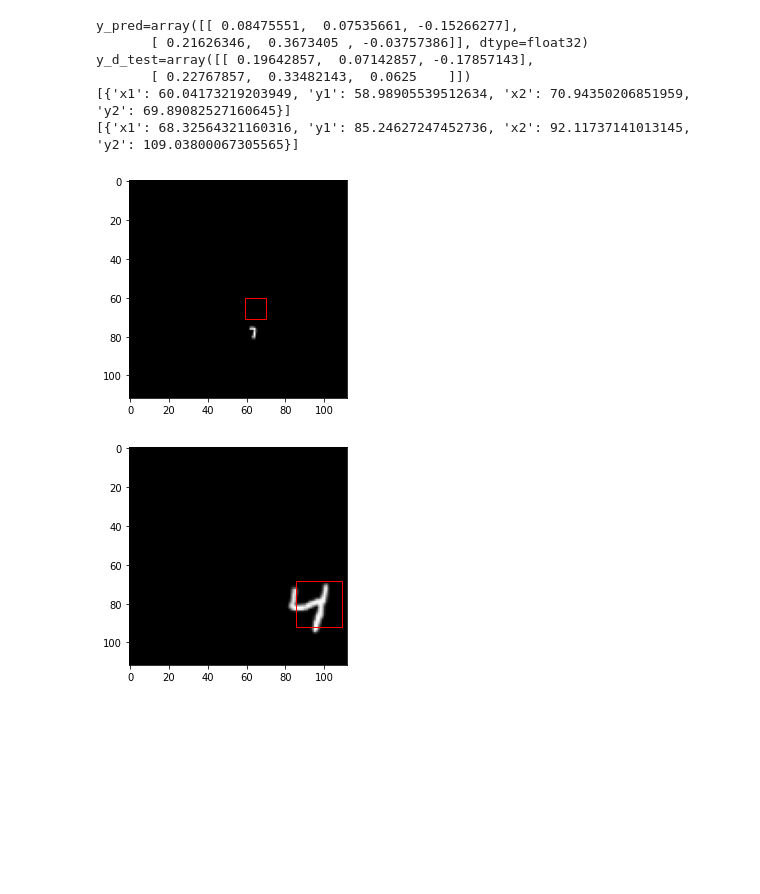
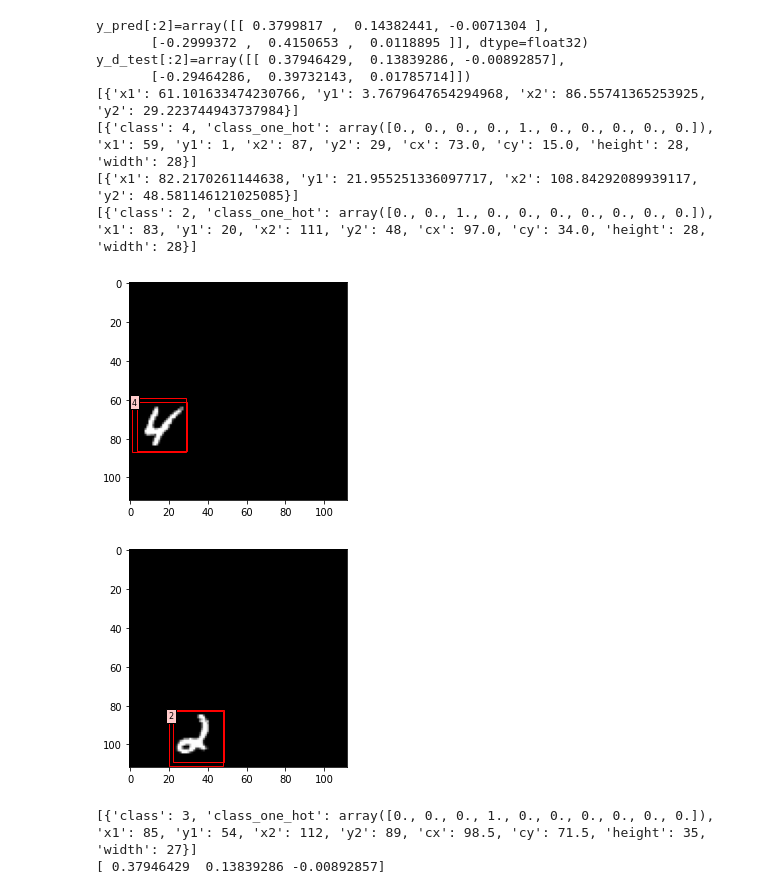
Before and after one commit to Akhilez/ml_gallery, a Jupyter notebook: ml_py/app/vision/detector_v1/detector_v1_tf.ipynb, the cells around one changed output. Drawn from its saved outputs; the diff is of its cells as text; code cells hidden in the pictures; blank space fills up the shorter version.

Commit message:
generated localization data

```diff
--- a/ml_py/app/vision/detector_v1/detector_v1_tf.ipynb
+++ b/ml_py/app/vision/detector_v1/detector_v1_tf.ipynb
@@ -10,8 +11,8 @@ aug.max_objects = 1
 dm = DataManager()
 dm.load()
 # %%
-x_train, y_train = aug.get_augmented(dm.x_train, dm.y_train, 1000)
-x_test, y_test = aug.get_augmented(dm.x_test, dm.y_test, 2)
+x_train, y_train = aug.get_augmented(dm.x_train, dm.y_train, 50000)
+x_test, y_test = aug.get_augmented(dm.x_test, dm.y_test, 200)
 # %% [output]
 cannot convert float infinity to integer
 cannot convert float infinity to integer
@@ -86,10 +99,10 @@ model = tf.keras.Sequential([
     tf.keras.layers.Conv2D(32, (3,3), padding='same', activation='relu'),
     tf.keras.layers.Dropout(0.3),
     tf.keras.layers.Flatten(),
-    tf.keras.layers.Dense(4096),
+    tf.keras.layers.Dense(4096, activation='relu'),
     tf.keras.layers.Dropout(0.3),
-    tf.keras.layers.Dense(512),
-    tf.keras.layers.Dense(3)
+    tf.keras.layers.Dense(512, activation='relu'),
+    tf.keras.layers.Dense(3, activation='tanh')
 ])
 model.compile(optimizer='adam', loss='MSE', metrics=['accuracy'])
 # %%
@@ -119,29 +122,39 @@ Epoch 20/20
 # %%
 y_pred = model.predict(x_test)
 
-print(f'{y_pred=}\n{y_d_test=}')
+print(f'{y_pred[:2]=}\n{y_d_test[:2]=}')
 
 y_pred = diff_to_units(y_pred)
-for i in range(len(y_pred)):
+for i in range(2):
+    i = i+8
 
     cx_pred, cy_pred, w_pred = y_pred[i]
     pred_boxes = [{
         'x1': float(cx_pred - w_pred / 2),
         'y1': float(cy_pred - w_pred / 2),
         'x2': float(cx_pred + w_pred / 2),
         'y2': float(cy_pred + w_pred / 2)
     }]
 
     # pred_boxes.extend(list(y_test[i]))
     print(f'{pred_boxes}')
+    print(y_test[i])
 
-    DataManager.plot_num(x_test[i].reshape((112, 112)), pred_boxes)
+    DataManager.plot_num(x_test[i].reshape((112, 112)), pred_boxes + y_test[i])
 # %% [output]
-y_pred=array([[ 0.08475551,  0.07535661, -0.15266277],
-       [ 0.21626346,  0.3673405 , -0.03757386]], dtype=float32)
-y_d_test=array([[ 0.19642857,  0.07142857, -0.17857143],
-       [ 0.22767857,  0.33482143,  0.0625    ]])
-[{'x1': 60.04173219203949, 'y1': 58.98905539512634, 'x2': 70.94350206851959, 'y2': 69.89082527160645}]
-[{'x1': 68.32564321160316, 'y1': 85.24627247452736, 'x2': 92.11737141013145, 'y2': 109.03800067305565}]
+y_pred[:2]=array([[ 0.3799817 ,  0.14382441, -0.0071304 ],
+       [-0.2999372 ,  0.4150653 ,  0.0118895 ]], dtype=float32)
+y_d_test[:2]=array([[ 0.37946429,  0.13839286, -0.00892857],
+       [-0.29464286,  0.39732143,  0.01785714]])
+[{'x1': 61.101633474230766, 'y1': 3.7679647654294968, 'x2': 86.55741365253925, 'y2': 29.223744943737984}]
+[{'class': 4, 'class_one_hot': array([0., 0., 0., 0., 1., 0., 0., 0., 0., 0.]), 'x1': 59, 'y1': 1, 'x2': 87, 'y2': 29, 'cx': 73.0, 'cy': 15.0, 'height': 28, 'width': 28}]
+[{'x1': 82.2170261144638, 'y1': 21.955251336097717, 'x2': 108.84292089939117, 'y2': 48.581146121025085}]
+[{'class': 2, 'class_one_hot': array([0., 0., 1., 0., 0., 0., 0., 0., 0., 0.]), 'x1': 83, 'y1': 20, 'x2': 111, 'y2': 48, 'cx': 97.0, 'cy': 34.0, 'height': 28, 'width': 28}]
-[figure, old version]
+[figure, new version]
-[figure, old version]
+[figure, new version]
+# %%
+print(y_test[0])
+print(y_d_test[0])
+# %% [output]
+[{'class': 3, 'class_one_hot': array([0., 0., 0., 1., 0., 0., 0., 0., 0., 0.]), 'x1': 85, 'y1': 54, 'x2': 112, 'y2': 89, 'cx': 98.5, 'cy': 71.5, 'height': 35, 'width': 27}]
+[ 0.37946429  0.13839286 -0.00892857]
```
Also changed, not shown: parts of 7 cells of this notebook, 2 other files.
